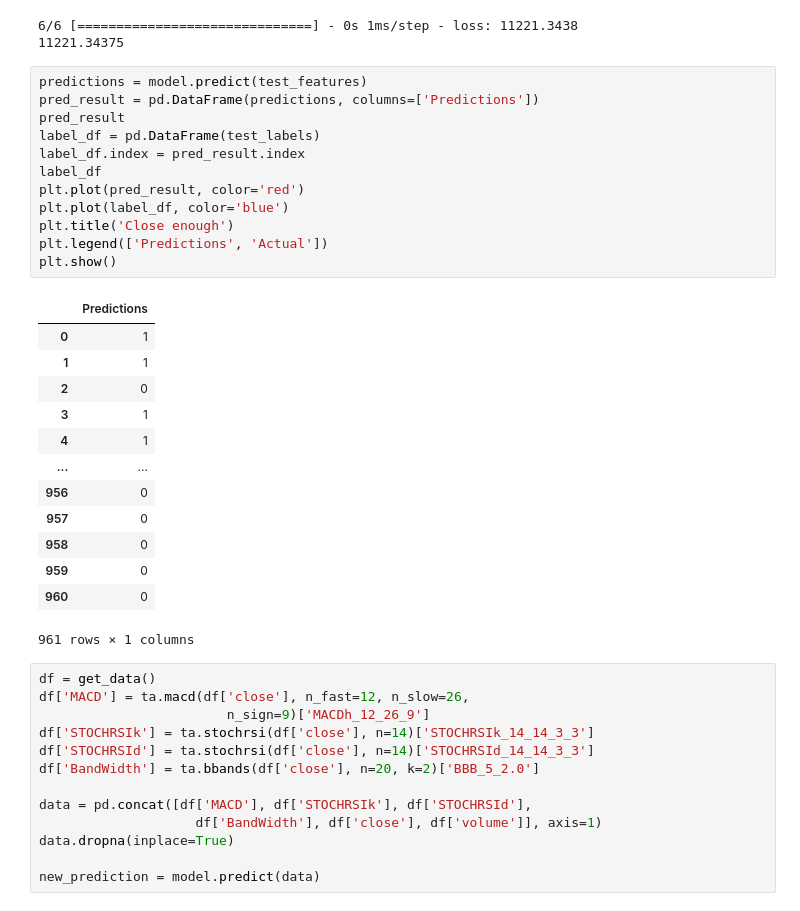
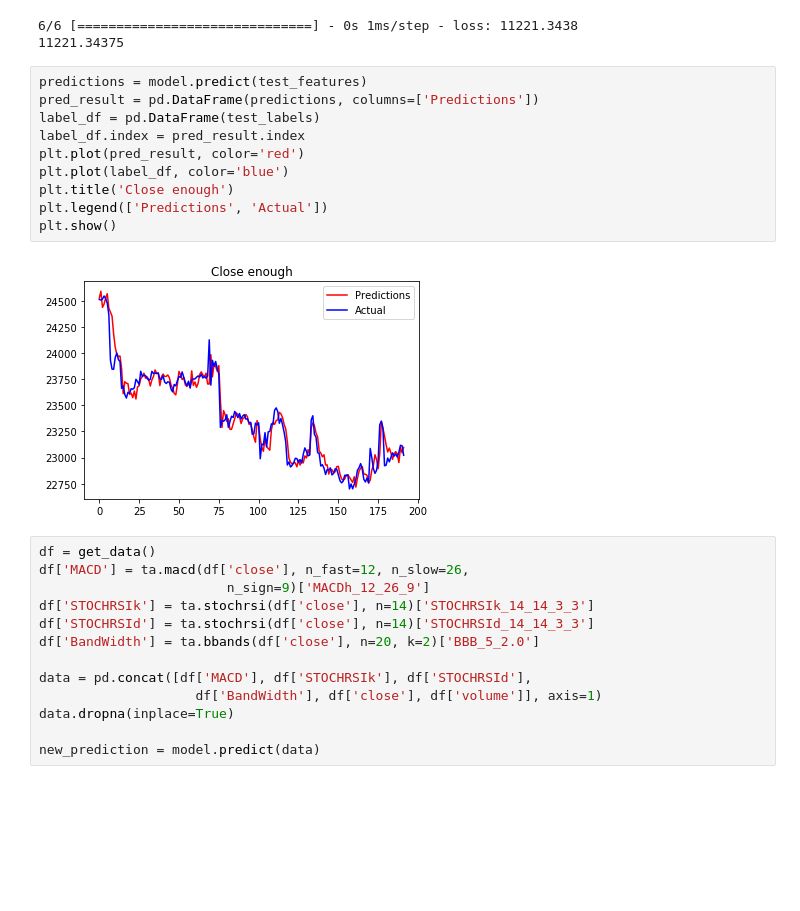
Before and after one commit to lukegude/Trader, a Jupyter notebook: research.ipynb, the cells around one changed output. Drawn from its saved outputs; the diff is of its cells as text; blank space fills up the shorter version.

Commit message:
Show Graph

```diff
--- a/research.ipynb
+++ b/research.ipynb
@@ -228,29 +228,15 @@ print(model_loss)
 # %%
 predictions = model.predict(test_features)
 pred_result = pd.DataFrame(predictions, columns=['Predictions'])
-pred_result
 label_df = pd.DataFrame(test_labels)
 label_df.index = pred_result.index
-label_df
 plt.plot(pred_result, color='red')
 plt.plot(label_df, color='blue')
 plt.title('Close enough')
 plt.legend(['Predictions', 'Actual'])
 plt.show()
 # %% [output]
-|  | Predictions |
-| 0 | 1 |
-| 1 | 1 |
-| 2 | 0 |
-| 3 | 1 |
-| 4 | 1 |
-| ... | ... |
-| 956 | 0 |
-| 957 | 0 |
-| 958 | 0 |
-| 959 | 0 |
-| 960 | 0 |
-961 rows × 1 columns
+[figure, added]
 # %%
 df = get_data()
 df['MACD'] = ta.macd(df['close'], n_fast=12, n_slow=26,
```
Also changed, not shown: parts of 1 cell of this notebook.
